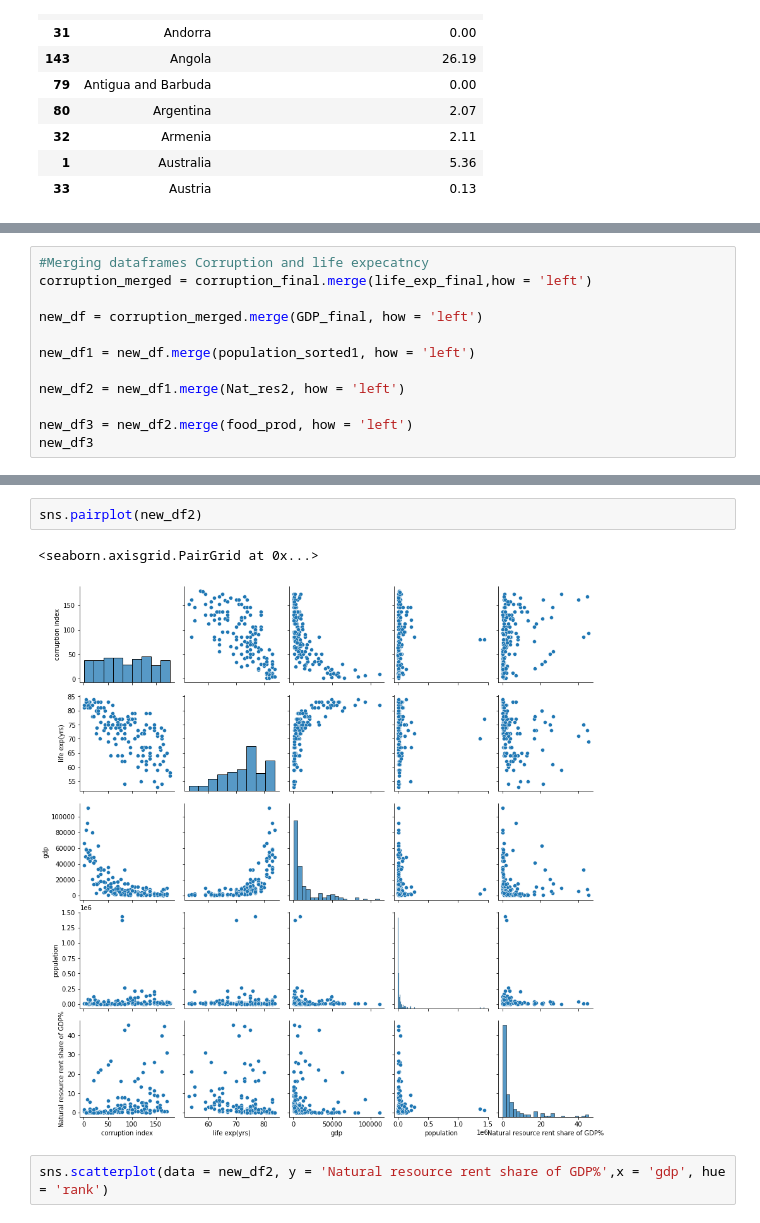
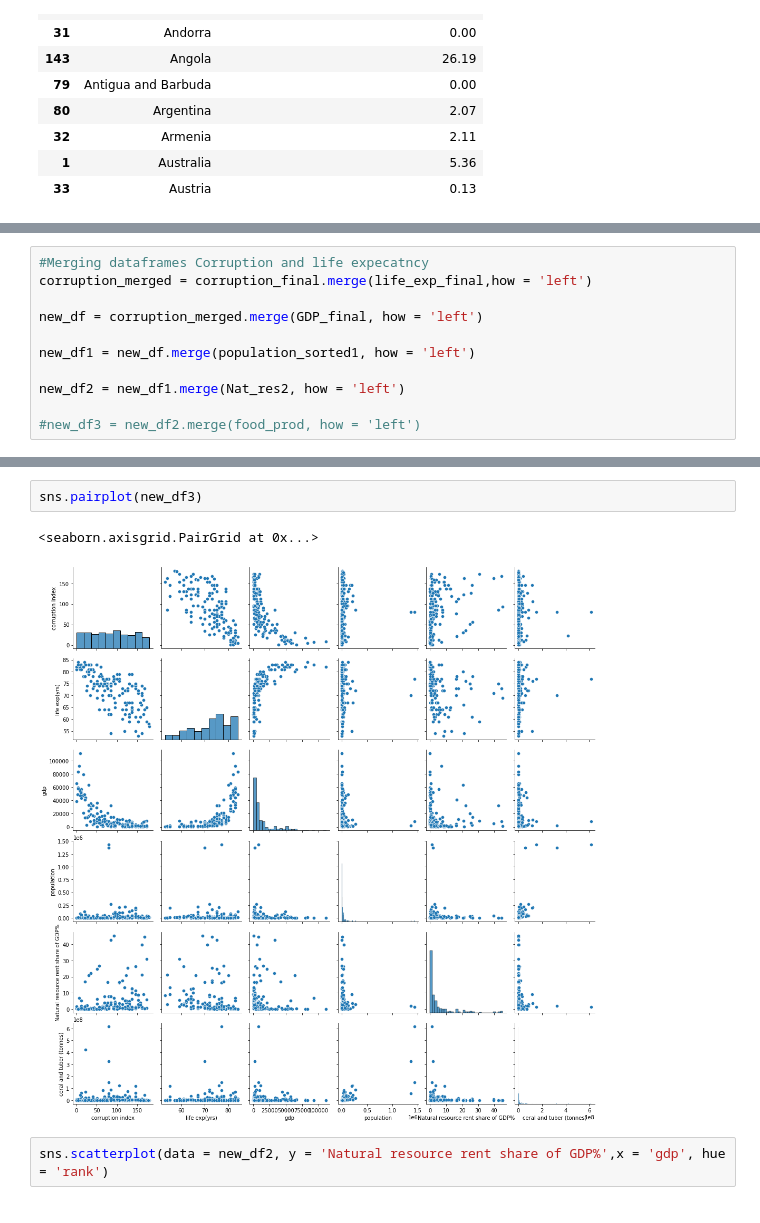
Before and after one commit to harunaisha/Repos, a Jupyter notebook: UCD project.ipynb, the cells around one changed output, grey strips where cells are left out. Saved outputs shown, nothing was run; the diff lists cells and outputs as text.

```diff
--- a/UCD project.ipynb
+++ b/UCD project.ipynb
@@ -172,5 +229,4 @@ new_df1 = new_df.merge(population_sorted1, how = 'left')
 
 new_df2 = new_df1.merge(Nat_res2, how = 'left')
 
-new_df3 = new_df2.merge(food_prod, how = 'left')
-new_df3
+#new_df3 = new_df2.merge(food_prod, how = 'left')
@@ -246,10 +298,10 @@ sns.scatterplot(data = new_df2, x = 'gdp',y = 'corruption index', hue = 'rank')
 <AxesSubplot:xlabel='gdp', ylabel='corruption index'>
 [figure]
 # %%
-sns.pairplot(new_df2)
+sns.pairplot(new_df3)
 # %% [output]
 <seaborn.axisgrid.PairGrid at 0x...>
-[figure, old version]
+[figure, new version]
 # %%
 sns.scatterplot(data = new_df2, y = 'Natural resource rent share of GDP%',x = 'gdp', hue = 'rank')
 # %% [output]
```
Also changed, not shown: parts of 17 cells of this notebook.
